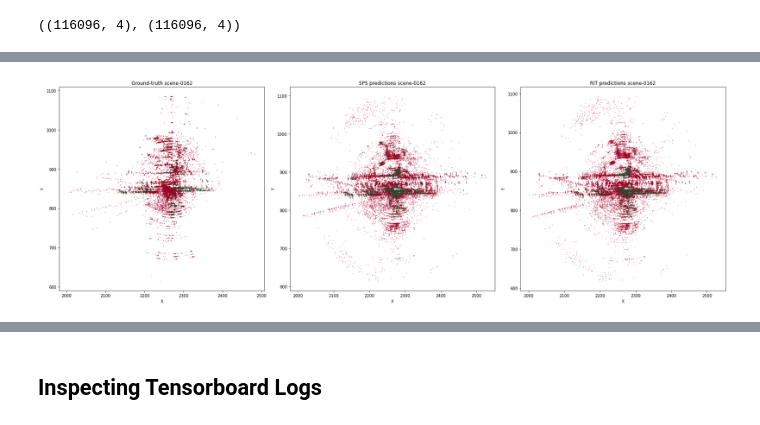
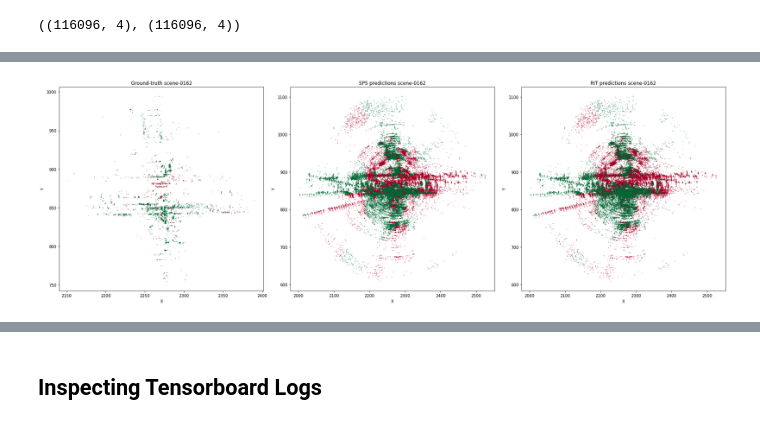
Before and after one commit to umairkhawaja/radar_auto_labeler, a Jupyter notebook: notebooks/training_postprocessing.ipynb, the cells around one changed output, grey strips where cells are left out. Drawn from its saved outputs; the diff is of its cells as text; code cells hidden in the pictures.

Commit message:
checkpoint; add all radar features while saving map and scans

```diff
--- a/notebooks/training_postprocessing.ipynb
+++ b/notebooks/training_postprocessing.ipynb
@@ -102,22 +117,6 @@ interactive(children=(IntSlider(value=0, description='Frame', max=45), Output())
 <function __main__.plot_frame(i)>
 # %% [markdown]
 ### Saving predicted maps for RADAR-ICP
-# %%
-from pathlib import Path
-
-predicted_maps_dir = os.path.join('/home/umair/workspace/radar_sps_datasets', 'nuscenes_predictions')
-output_dirs = {
-    'sps' : os.path.join(predicted_maps_dir, 'sps'),
-    'rit' : os.path.join(predicted_maps_dir, 'rit'),
-}
-[Path(mdir).mkdir(parents=True, exist_ok=True) for mdir in output_dirs.values()]
-
-model_prediction_dirs = {
-    'sps' : os.path.join('/home/umair/workspace/radar_sps_datasets/nuscenes/predictions', 'NUSCENES_TEST_0162_FEATURES'),
-    'rit' : os.path.join('/home/umair/workspace/rit-master/test_output/', 'scene-0162_overfitting')
-}
-
-test_scenes = ['scene-0162']
 # %%
 import numpy as np
 
@@ -149,14 +148,14 @@ def plot_predicted_maps(gt_pcl, sps_pcl, rit_pcl, scene_name):
     # Create subplots with 1 row and 2 columns
     fig, axes = plt.subplots(1, 3, figsize=(24, 8))
 
-    gt_labels = [int(s > 0.5) for s in gt_pcl[:, -1]]
+    gt_labels = [int(s > rit_thresh) for s in gt_pcl[:, -1]]
     axes[0].scatter(gt_pcl[:, 0], gt_pcl[:, 1], c=gt_labels, cmap='RdYlGn', s=0.1)
     axes[0].set_title(f'Ground-truth {scene_name}')
     axes[0].set_xlabel('X')
     axes[0].set_ylabel('Y')
 
     # First point cloud in the left subplot
-    sps_labels = [int(s > 0.84) for s in sps_pcl[:, -1]]
+    sps_labels = [int(s > sps_thresh) for s in sps_pcl[:, -1]]
     axes[1].scatter(sps_pcl[:, 0], sps_pcl[:, 1], c=sps_labels, cmap='RdYlGn', s=0.1)
     axes[1].set_title(f'SPS predictions {scene_name}')
     axes[1].set_xlabel('X')
@@ -210,8 +209,8 @@ def parse_sps_predictions(dataset_dir, predictions_dir, scene_name):
     return output_map, all_scans
 # %%
 data_dir = '/home/umair/workspace/radar_sps_datasets/nuscenes/sequence/'
-rit_pred_map, rit_scans = parse_rit_predictions(dataset_dir=data_dir, predictions_dir=model_prediction_dirs['rit'], scene_name='scene-0162')
-sps_pred_map, sps_scans = parse_sps_predictions(dataset_dir=data_dir, predictions_dir=model_prediction_dirs['sps'], scene_name='scene-0162')
+rit_pred_map, rit_scans = parse_rit_predictions(dataset_dir=data_dir, predictions_dir=model_prediction_dirs['rit'], scene_name=scene_name)
+sps_pred_map, sps_scans = parse_sps_predictions(dataset_dir=data_dir, predictions_dir=model_prediction_dirs['sps'], scene_name=scene_name)
 # %%
 rit_pred_map.shape, sps_pred_map.shape
 # %% [output]
@@ -230,13 +229,14 @@ sps_pred_map[:,-1] = 1 - sps_pred_map[:,-1]
 # %%
 def sample_n_points(array, n):
     # Randomly select n unique indices from the array
     indices = np.random.choice(array.shape[0], size=n, replace=False)
 
     # Return the points corresponding to the selected indices
     return array[indices]
 
 n = len(gt_map) # int(sps_pred_map.shape[0] * 0.25)
-plot_predicted_maps(gt_map, sample_n_points(sps_pred_map, n), sample_n_points(rit_pred_map, n), 'scene-0162')
+# plot_predicted_maps(gt_map, sample_n_points(sps_pred_map, n), sample_n_points(rit_pred_map, n), 'scene-0162')
+plot_predicted_maps(gt_map, sps_pred_map, rit_pred_map, scene_name)
 # %% [output]
-[figure, old version]
+[figure, new version]
 # %%
```
Also changed, not shown: parts of 8 cells of this notebook, 5 other files.
